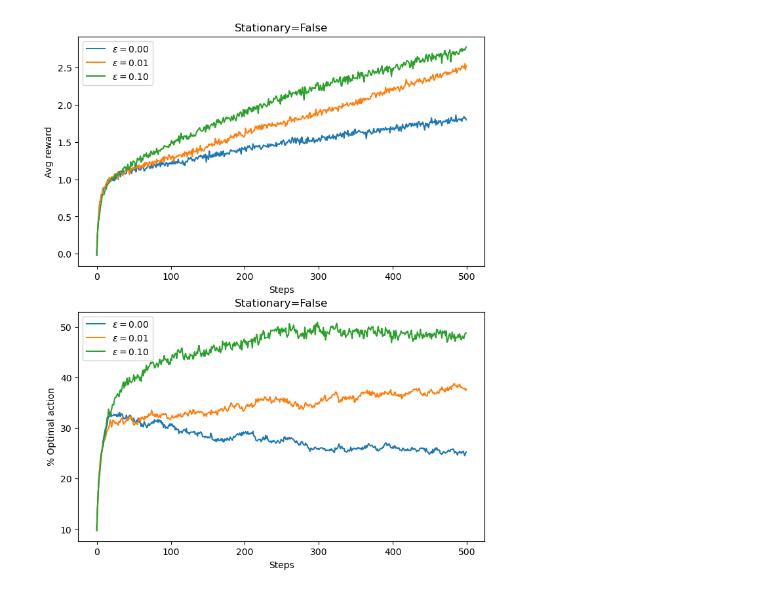
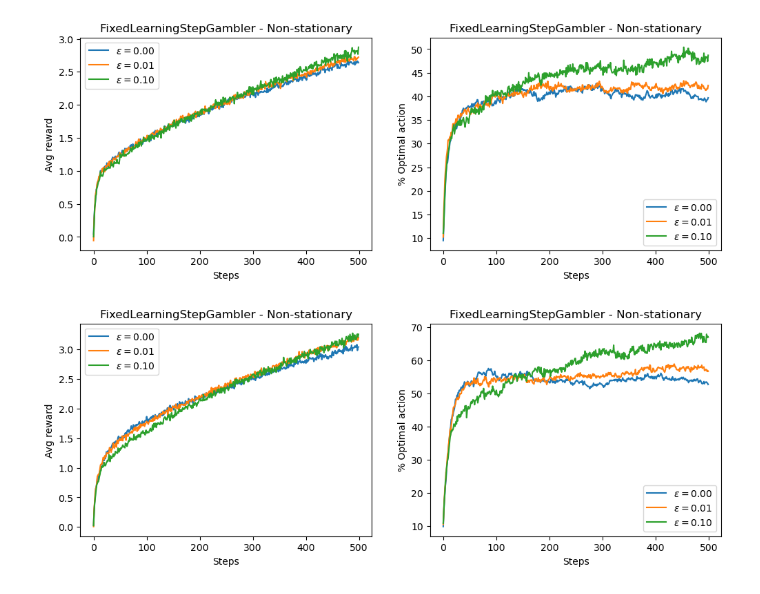
Before and after one commit to nguymin4/reinforcement-learning-introduction, a Jupyter notebook: chapter_2/10_armed_test_bed.ipynb, the cells around one changed output. Cells and saved outputs as stored; diff of their text form; code cells hidden in the pictures.

```diff
--- a/chapter_2/10_armed_test_bed.ipynb
+++ b/chapter_2/10_armed_test_bed.ipynb
@@ -63,6 +63,25 @@ class AveragingGambler(Gambler):
     def reset(self):
         self.N = np.zeros(self.total_actions)
         self.Q = np.zeros(self.total_actions)
+
+
+class FixedLearningStepGambler(Gambler):
+    def __init__(self, total_actions: int = 10, epsilon: float = 0, alpha=0.1):
+        self.total_actions = total_actions
+        self.epsilon = epsilon
+        self.alpha = alpha
+        self.reset()
+
+    def act(self):
+        if np.random.random() < self.epsilon:
+            return np.random.choice(self.total_actions)
+        return np.argmax(self.Q)
+
+    def update(self, action: int, reward: float):
+        self.Q[action] += (reward - self.Q[action]) * self.alpha
+
+    def reset(self):
+        self.Q = np.zeros(self.total_actions)
 # %%
 import ray
 
@@ -143,4 +165,10 @@ exercise_2_5(MultiArmedBanditEnv(stationary=True), AveragingGambler)
-# %%
-exercise_2_5(MultiArmedBanditEnv(stationary=False), AveragingGambler)
-# %% [output]
-[figure, removed]
+# %%
+exercise_2_5(
+    MultiArmedBanditEnv(stationary=False), FixedLearningStepGambler, {"alpha": 0.1}
+)
+exercise_2_5(
+    MultiArmedBanditEnv(stationary=False), FixedLearningStepGambler, {"alpha": 0.8}
+)
+# %% [output]
+[figure, added]
+[figure, added]
```
Also changed, not shown: parts of 4 cells of this notebook.
